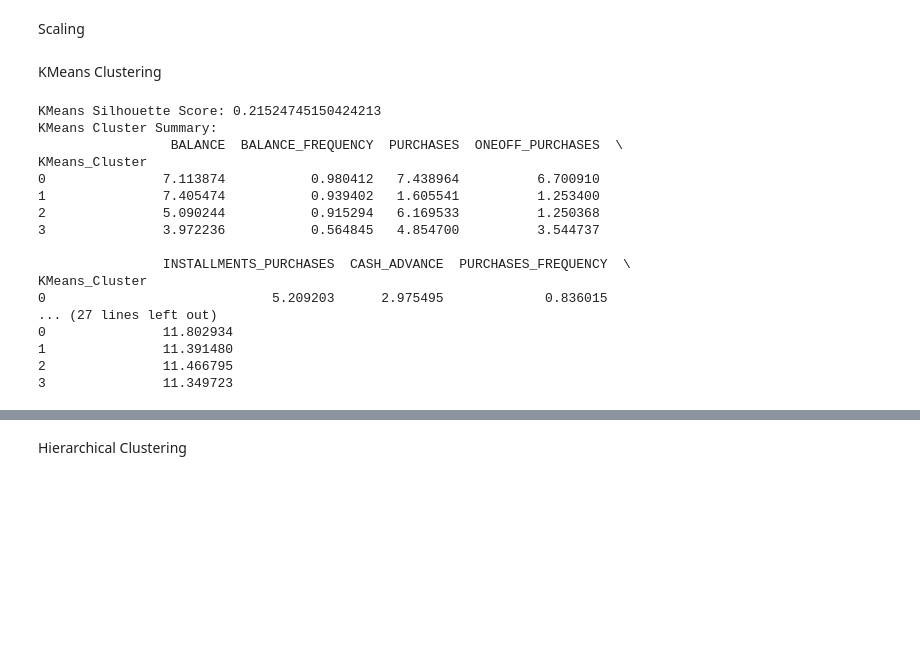
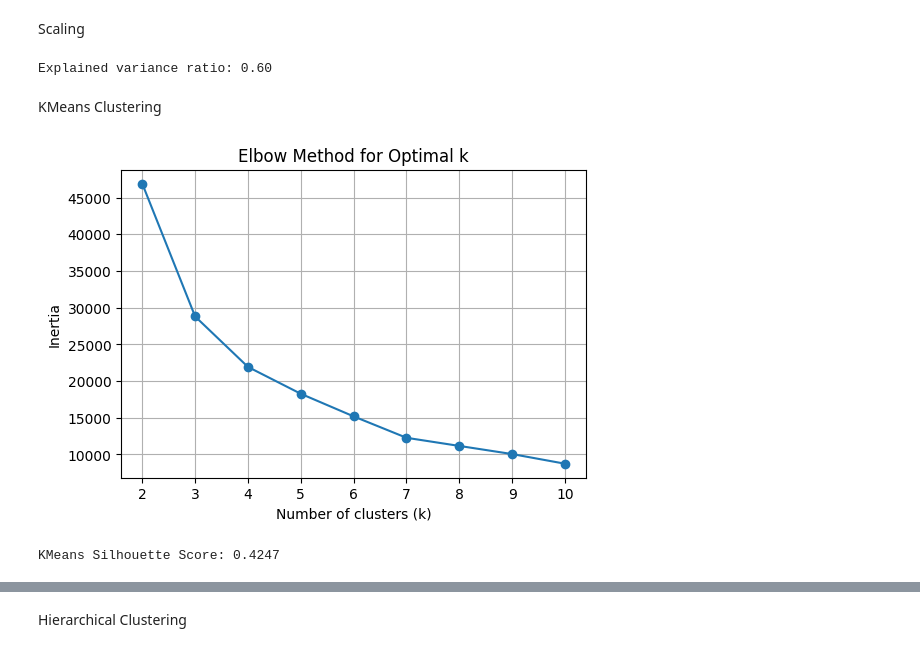
Before and after one commit to Sunmathi-A77/CreditCard-Clustering, a Jupyter notebook: creditcard.ipynb, the cells around one changed output, grey strips where cells are left out. Cells and saved outputs as stored; diff of their text form; code cells hidden in the pictures; blank space fills up the shorter version.

```diff
--- a/creditcard.ipynb
+++ b/creditcard.ipynb
@@ -193,0 +199,8 @@ plt.show()
+# %%
+for col in df.columns:
+    Q1 = df[col].quantile(0.25)
+    Q3 = df[col].quantile(0.75)
+    IQR = Q3 - Q1
+    lower = Q1 - 1.5 * IQR
+    upper = Q3 + 1.5 * IQR
+    df[col] = np.clip(df[col], lower, upper)
@@ -195,34 +236,41 @@ plt.show()
 Scaling
 # %%
 scaler = StandardScaler()
-df_scaled = scaler.fit_transform(df)
+X_scaled = scaler.fit_transform(df)
+# %%
+pca = PCA(n_components=2)
+X_pca = pca.fit_transform(X_scaled)
+
+print(f"Explained variance ratio: {pca.explained_variance_ratio_.sum():.2f}")
+# %% [output]
+Explained variance ratio: 0.60
 # %% [markdown]
 KMeans Clustering
+# %%
+# Elbow Method to find optimal k
+
+inertia = []
+K_range = range(2, 11)
+for k in K_range:
+    kmeans = KMeans(n_clusters=k, random_state=42)
+    kmeans.fit(X_pca)
+    inertia.append(kmeans.inertia_)
+
+plt.figure(figsize=(6,4))
+plt.plot(K_range, inertia, marker='o')
+plt.title("Elbow Method for Optimal k")
+plt.xlabel("Number of clusters (k)")
+plt.ylabel("Inertia")
+plt.grid(True)
+plt.show()
+# %% [output]
+[figure, added]
 # %%
-kmeans = KMeans(n_clusters=4, random_state=42, n_init=10)
-kmeans_labels = kmeans.fit_predict(df_scaled)
-df['KMeans_Cluster'] = kmeans_labels
-
-silhouette_kmeans = silhouette_score(df_scaled, kmeans_labels)
-print("KMeans Silhouette Score:", silhouette_kmeans)
-
-print("KMeans Cluster Summary:")
-print(df.groupby('KMeans_Cluster').mean())
+k = 3
+kmeans = KMeans(n_clusters=k, random_state=42)
+kmeans_labels = kmeans.fit_predict(X_pca)
-# %% [output]
-KMeans Silhouette Score: 0.21524745150424213
-KMeans Cluster Summary:
-                 BALANCE  BALANCE_FREQUENCY  PURCHASES  ONEOFF_PURCHASES  \
-KMeans_Cluster
-0               7.113874           0.980412   7.438964          6.700910
-1               7.405474           0.939402   1.605541          1.253400
-2               5.090244           0.915294   6.169533          1.250368
-3               3.972236           0.564845   4.854700          3.544737
-
-                INSTALLMENTS_PURCHASES  CASH_ADVANCE  PURCHASES_FREQUENCY  \
-KMeans_Cluster
-0                             5.209203      2.975495             0.836015
-... (27 lines left out)
-0               11.802934
-1               11.391480
-2               11.466795
-3               11.349723
+# %%
+sil_kmeans = silhouette_score(X_pca, kmeans_labels)
+print(f"KMeans Silhouette Score: {sil_kmeans:.4f}")
+# %% [output]
+KMeans Silhouette Score: 0.4247
```
Also changed, not shown: parts of 19 cells of this notebook, 1 other file.
